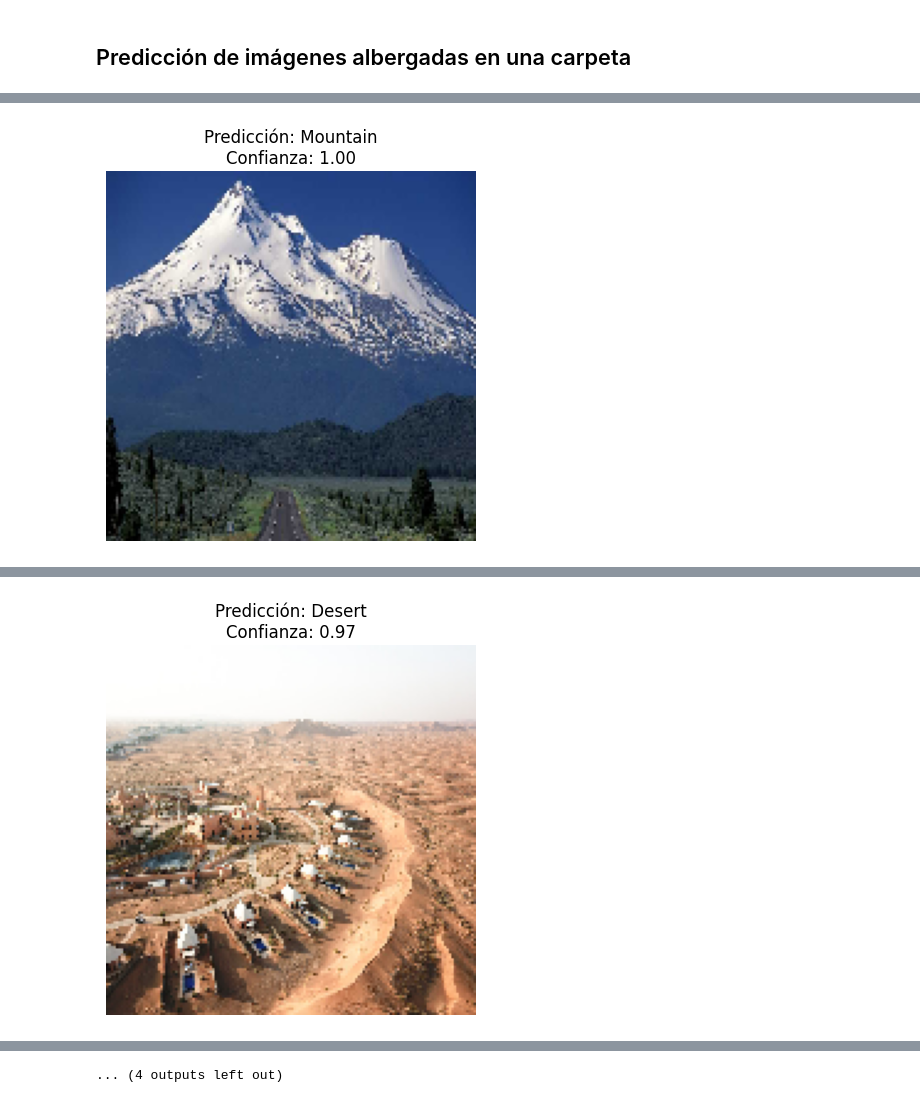
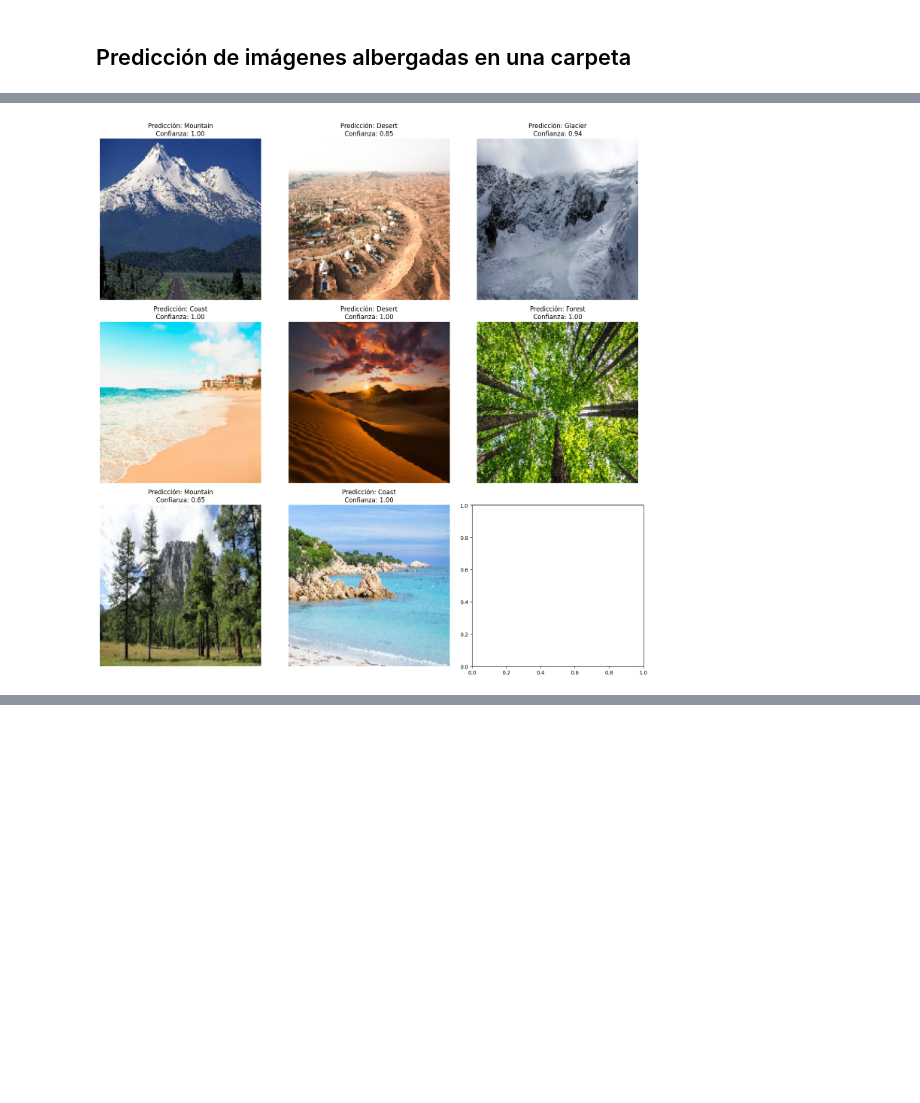
Before and after one commit to LeilaelRico/TC3002B_M2, a Jupyter notebook: A01707023_Prueba.ipynb, the cells around one changed output, grey strips where cells are left out. Cells and saved outputs as stored; diff of their text form; code cells hidden in the pictures; blank space fills up the shorter version.

```diff
--- a/A01707023_Prueba.ipynb
+++ b/A01707023_Prueba.ipynb
@@ -5,6 +5,9 @@ from keras.applications.inception_v3 import InceptionV3
 import numpy as np
 import matplotlib.pyplot as plt
 import os
+import requests
+from io import BytesIO
+from PIL import Image
 
-model = models.load_model('modelv2.keras')
+model = models.load_model('modelv2_1.keras')
 # print(model.summary())
@@ -76,8 +57,22 @@ folder_path = '.\\predictions'
 # Obtener la lista de nombres de archivos de la carpeta
 image_files = os.listdir(folder_path)
 
+# Calcular el número de columnas en la visualización
+num_columns = 3
+
+# Calcular el número total de filas necesarias
+num_rows = len(image_files) // num_columns
+if len(image_files) % num_columns != 0:
+    num_rows += 1
+
+# Crear una figura y ejes para la visualización
+fig, axes = plt.subplots(num_rows, num_columns, figsize=(15, 5*num_rows))
+
 # Iterar sobre cada imagen en la carpeta
-for image_file in image_files:
+for i, image_file in enumerate(image_files):
+    row_index = i // num_columns
+    col_index = i % num_columns
+
     # Comprobar si el archivo es una imagen
     if image_file.endswith('.jpg') or image_file.endswith('.jpeg') or image_file.endswith('.png'):
         # Construir la ruta completa de la imagen
@@ -100,8 +95,11 @@ for image_file in image_files:
         predicted_class_name = class_names[predicted_class]
 
         # Mostrar la imagen junto con la predicción
-        plt.imshow(img)
-        plt.axis('off')
-        plt.title("Predicción: {}\nConfianza: {:.2f}".format(predicted_class_name, confidence))
-        plt.show()
+        axes[row_index, col_index].imshow(img)
+        axes[row_index, col_index].axis('off')
+        axes[row_index, col_index].set_title("Predicción: {}\nConfianza: {:.2f}".format(predicted_class_name, confidence))
+
+# Ajustar el espacio entre las subplots
+plt.tight_layout()
+plt.show()
 # %% [output]
@@ -109 +114 @@ for image_file in image_files:
-[figure, old version]
+[figure, new version]
@@ -111 +114,0 @@ for image_file in image_files:
-[figure, removed]
@@ -120 +114,0 @@ for image_file in image_files:
-... (4 outputs left out)
```
Also changed, not shown: parts of 5 cells of this notebook, 1 other file.
